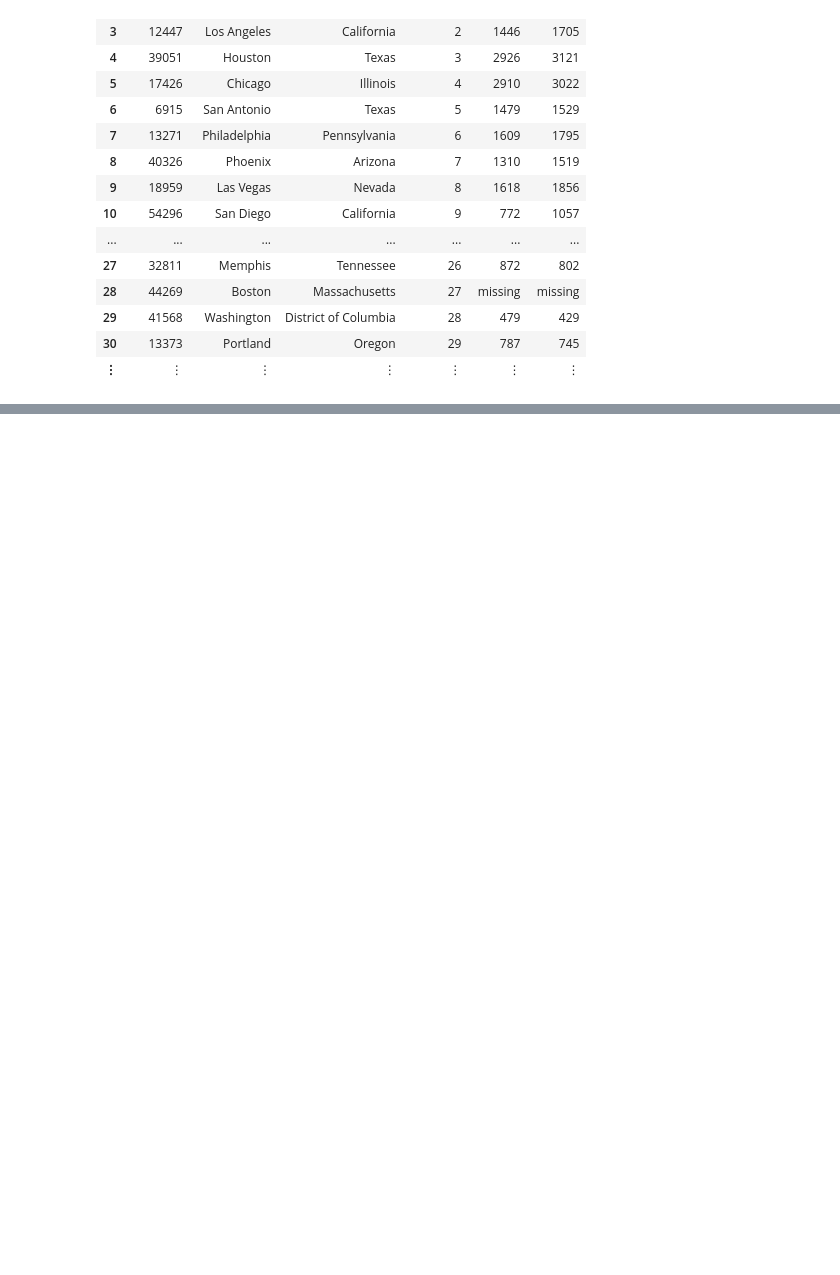
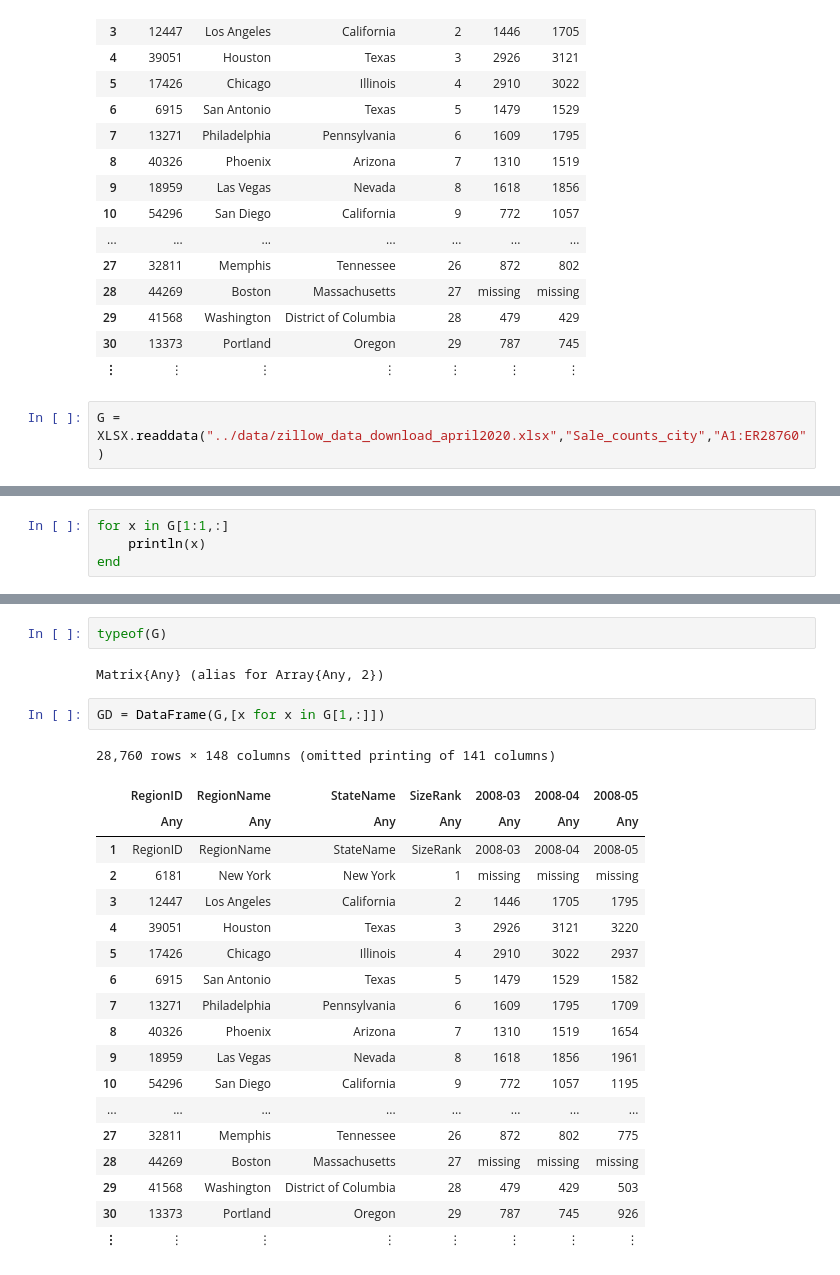
Before and after one commit to shailendra-repo/Julia, a Jupyter notebook: DataScience/Practice/Julia for Data Science - JuliaAcademy.ipynb, the cells around one changed output, grey strips where cells are left out. Saved outputs shown, nothing was run; the diff lists cells and outputs as text; blank space fills up the shorter version.

```diff
--- a/DataScience/Practice/Julia for Data Science - JuliaAcademy.ipynb
+++ b/DataScience/Practice/Julia for Data Science - JuliaAcademy.ipynb
@@ -288,3 +290,5 @@ DataFrame(T1,[x for x in T1[1,:]])
 | 29 | 41568 | Washington | District of Columbia | 28 | 479 | 429 |
 | 30 | 13373 | Portland | Oregon | 29 | 787 | 745 |
 | ⋮ | ⋮ | ⋮ | ⋮ | ⋮ | ⋮ | ⋮ |
+# %%
+G = XLSX.readdata("../data/zillow_data_download_april2020.xlsx","Sale_counts_city","A1:ER28760")
@@ -290,0 +347,4 @@ DataFrame(T1,[x for x in T1[1,:]])
+# %%
+for x in G[1:1,:]
+    println(x)
+end
@@ -290,0 +437,26 @@ DataFrame(T1,[x for x in T1[1,:]])
+# %%
+typeof(G)
+# %% [output]
+Matrix{Any} (alias for Array{Any, 2})
+# %%
+GD = DataFrame(G,[x for x in G[1,:]])
+# %% [output]
+28,760 rows × 148 columns (omitted printing of 141 columns)
+|  | RegionID | RegionName | StateName | SizeRank | 2008-03 | 2008-04 | 2008-05 |
+|  | Any | Any | Any | Any | Any | Any | Any |
+| 1 | RegionID | RegionName | StateName | SizeRank | 2008-03 | 2008-04 | 2008-05 |
+| 2 | 6181 | New York | New York | 1 | missing | missing | missing |
+| 3 | 12447 | Los Angeles | California | 2 | 1446 | 1705 | 1795 |
+| 4 | 39051 | Houston | Texas | 3 | 2926 | 3121 | 3220 |
+| 5 | 17426 | Chicago | Illinois | 4 | 2910 | 3022 | 2937 |
+| 6 | 6915 | San Antonio | Texas | 5 | 1479 | 1529 | 1582 |
+| 7 | 13271 | Philadelphia | Pennsylvania | 6 | 1609 | 1795 | 1709 |
+| 8 | 40326 | Phoenix | Arizona | 7 | 1310 | 1519 | 1654 |
+| 9 | 18959 | Las Vegas | Nevada | 8 | 1618 | 1856 | 1961 |
+| 10 | 54296 | San Diego | California | 9 | 772 | 1057 | 1195 |
+| ... | ... | ... | ... | ... | ... | ... | ... |
+| 27 | 32811 | Memphis | Tennessee | 26 | 872 | 802 | 775 |
+| 28 | 44269 | Boston | Massachusetts | 27 | missing | missing | missing |
+| 29 | 41568 | Washington | District of Columbia | 28 | 479 | 429 | 503 |
+| 30 | 13373 | Portland | Oregon | 29 | 787 | 745 | 926 |
+| ⋮ | ⋮ | ⋮ | ⋮ | ⋮ | ⋮ | ⋮ | ⋮ |
```
Also changed, not shown: parts of 25 cells of this notebook, 36 other files.
